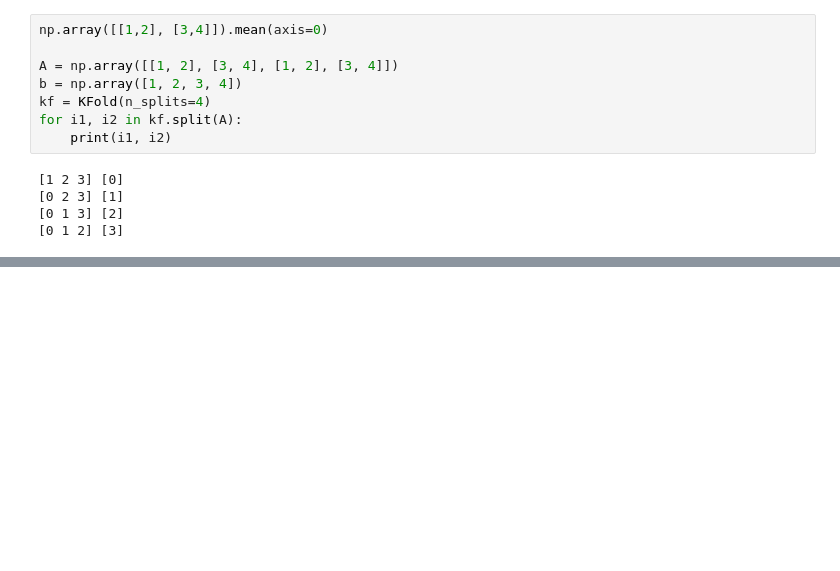
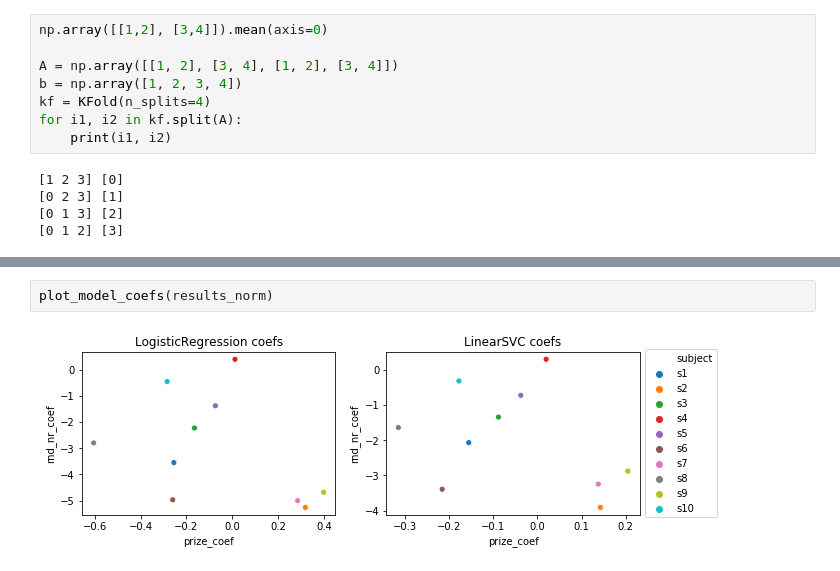
Before and after one commit to mariliisvelner/ofc-analysis, a Jupyter notebook: regression_analysis.ipynb, the cells around one changed output, grey strips where cells are left out. Drawn from its saved outputs; the diff is of its cells as text; blank space fills up the shorter version.

```diff
--- a/regression_analysis.ipynb
+++ b/regression_analysis.ipynb
@@ -411,0 +372,4 @@ plot_LR_LSVC_coefs(mean_coefs_LR_n, mean_coefs_LSVC_n)
+# %%
+plot_model_coefs(results_norm)
+# %% [output]
+[figure, added]
```
Also changed, not shown: parts of 27 cells of this notebook, 3 other files.
